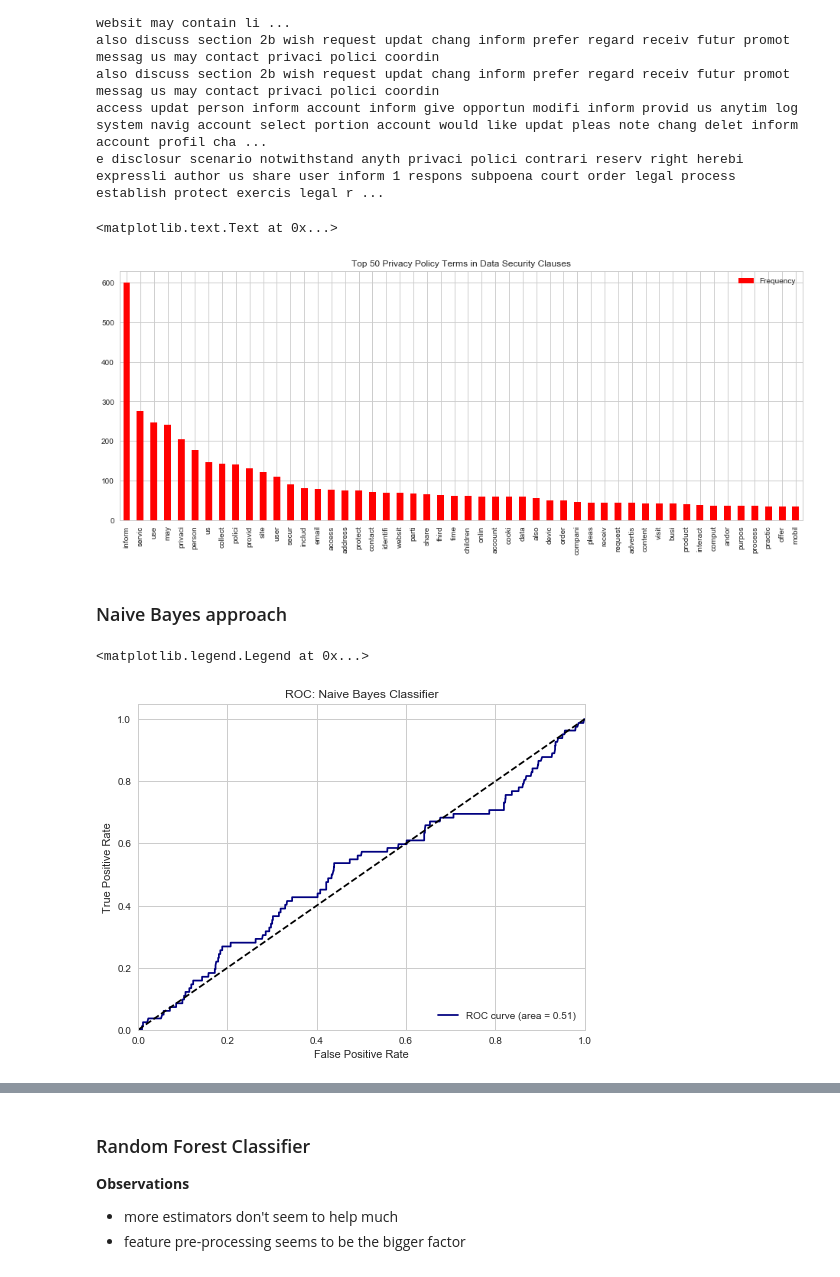
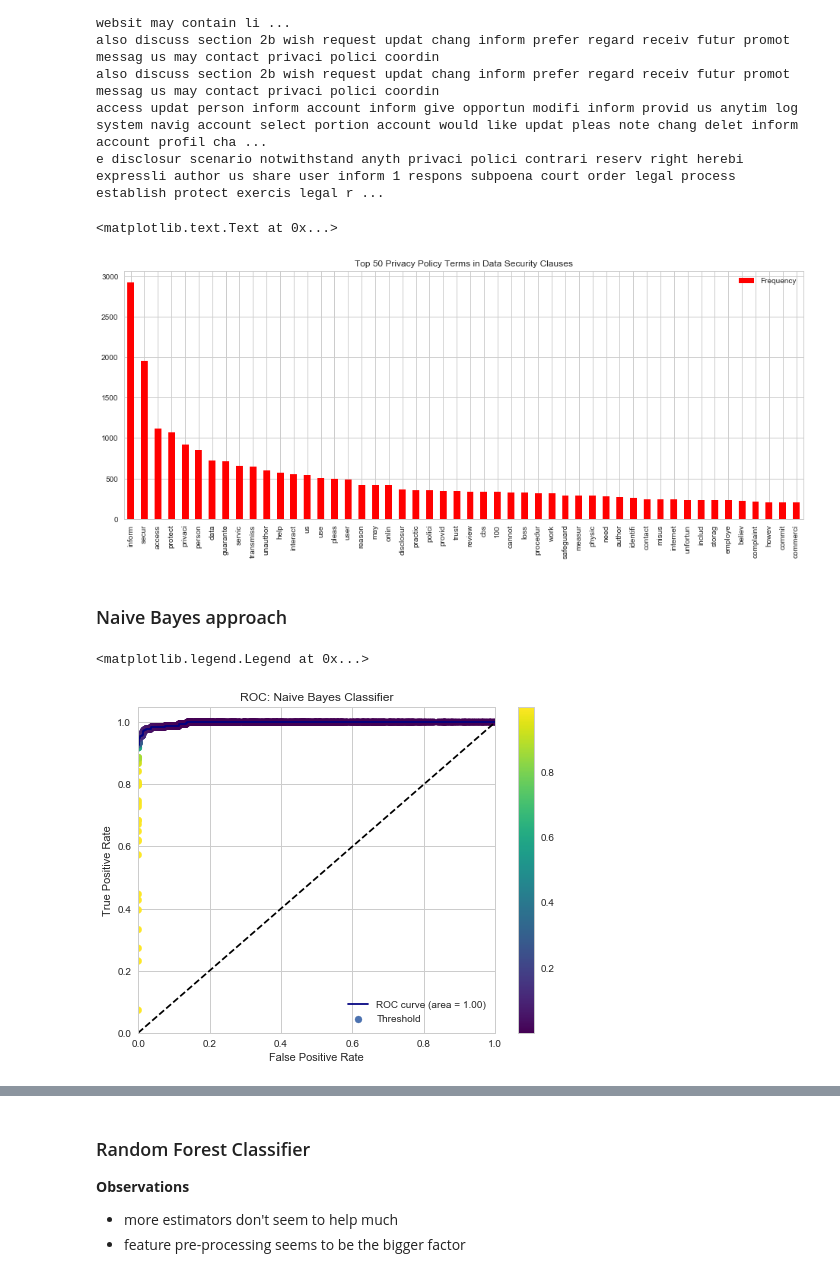
Before and after one commit to pmayostendorp/beforeiaccept, a Jupyter notebook: scripts/Data Encryption Model Development.ipynb, the cells around one changed output, grey strips where cells are left out. Cells and saved outputs as stored; diff of their text form; code cells hidden in the pictures.

Commit message:
Major fix on collation of target-feature dataframe that has dramatically improved performance for MultinomialNB classifier.

```diff
--- a/scripts/Data Encryption Model Development.ipynb
+++ b/scripts/Data Encryption Model Development.ipynb
@@ -161,14 +161,16 @@ e disclosur scenario notwithstand anyth privaci polici contrari reserv right her
 # %%
 from nltk.probability import FreqDist
 # %%
-data_security_segments = segments[targets_segments['data_security']==1]['segments']
-words = ' '.join(list(data_security_segments)).split()
+data_security_segments = segments.merge(targets_segments,on=['Policy UID','segment_id'])
+words = ' '.join(list(data_security_segments[data_security_segments['data_security']==1]['segments'])).split()
 # %%
 f = FreqDist(words)
 df2 = pd.DataFrame(f.most_common(100),columns=['Word','Frequency']).set_index('Word')
 # %%
 #Word frequency stuff
+import matplotlib.pyplot as plt
 import seaborn as sns
+%matplotlib inline
 n_words = 50
 sns.set_style('whitegrid')
 df2.iloc[:n_words].plot.bar(figsize=(16,6),color='red')
@@ -176,11 +178,11 @@ plt.title('Top %s Privacy Policy Terms in Data Security Clauses' % n_words)
 plt.xlabel('')
 # %% [output]
 <matplotlib.text.Text at 0x...>
-[figure, old version]
+[figure, new version]
 # %%
 #Split data using 30%/70% split, random seed is my birthday
-segments_train, segments_test, targets_train, targets_test = train_test_split(segments['segments'],
-    targets_segments['data_security'], test_size=0.3, random_state=84)
+segments_train, segments_test, targets_train, targets_test = train_test_split(data_security_segments['segments'],
+    data_security_segments['data_security'], test_size=0.3, random_state=84)
 # %% [markdown]
 ### Naive Bayes approach
 # %%
@@ -200,22 +202,24 @@ data_encryption_NB_segment = Pipeline([
 data_encryption_NB_segment.fit(segments_train, targets_train)
 targets_prob = data_encryption_NB_segment.predict_proba(segments_test)
 preds = data_encryption_NB_segment.predict(segments_test)
-fpr, tpr, __ = roc_curve(targets_test, targets_prob[:,1])
+fpr, tpr, thresholds = roc_curve(targets_test, targets_prob[:,1])
 roc_auc = auc(fpr,tpr)
 # %%
 #Plotting out the ROC curve
 import matplotlib.pyplot as plt
 %matplotlib inline
 
 plt.figure(figsize=(8,6))
 plt.plot(fpr, tpr, color='navy', label='ROC curve (area = %0.2f)' % roc_auc)
+plt.scatter(fpr, tpr, c=thresholds, cmap='viridis', label='Threshold')
+plt.colorbar()
 plt.plot([0, 1], [0, 1], color='black', linestyle='--')
 plt.xlim([0.0, 1.0])
 plt.ylim([0.0, 1.05])
 plt.xlabel('False Positive Rate')
 plt.ylabel('True Positive Rate')
 plt.title('ROC: Naive Bayes Classifier')
 plt.legend(loc="lower right")
 # %% [output]
 <matplotlib.legend.Legend at 0x...>
-[figure, old version]
+[figure, new version]
```
Also changed, not shown: parts of 3 cells of this notebook.
